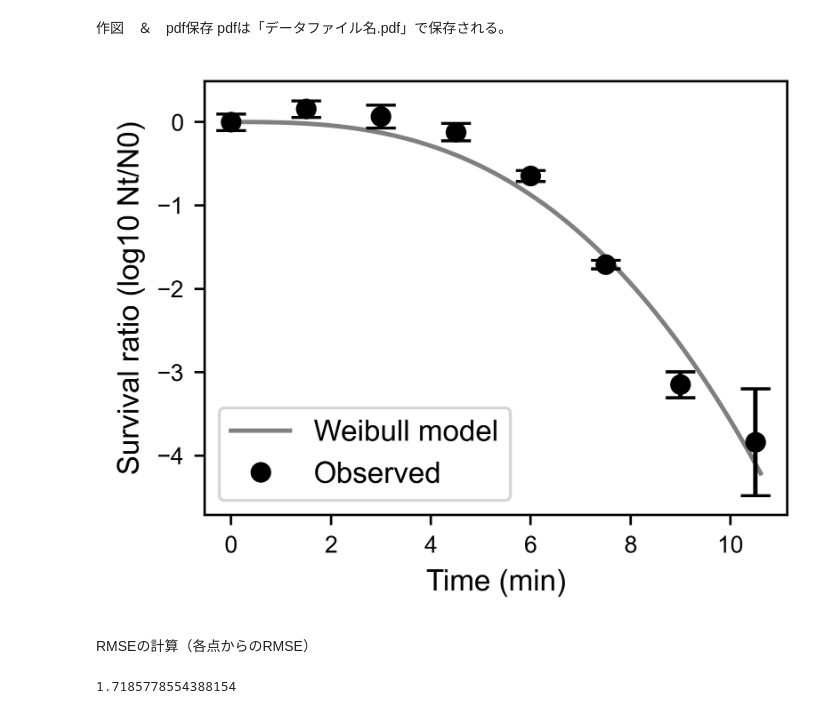
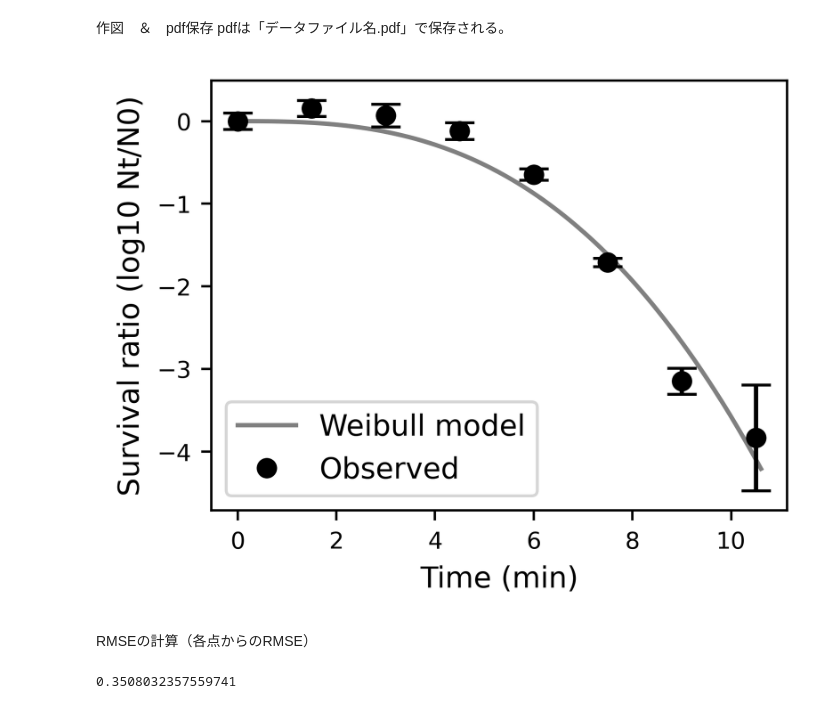
Before and after one commit to Hiroki-Abe/Weibull_curve_fit, a Jupyter notebook: Weibull fitting/Weibull fitting (curve_fit) No S.D. data.ipynb, the cells around one changed output. Saved outputs shown, nothing was run; the diff lists cells and outputs as text; code cells hidden in the pictures.

```diff
--- a/Weibull fitting/Weibull fitting (curve_fit) No S.D. data.ipynb
+++ b/Weibull fitting/Weibull fitting (curve_fit) No S.D. data.ipynb
@@ -86,31 +86,30 @@ for i in range(len(time_list)):
 pdfは「データファイル名.pdf」で保存される。
 # %%
 plt.figure(figsize=(9*0.393701,9*0.393701*3/4), dpi=500)
-plt.rcParams["font.family"] = "Arial"
 
 plt.xticks(size=8)
 plt.yticks(size=8)
-plt.xlabel("Time (min)",size=10,fontname="Arial")
-plt.ylabel("Survival ratio (log10 Nt/N0)",size=10,fontname="Arial")
+plt.xlabel("Time (min)",size=10)
+plt.ylabel("Survival ratio (log10 Nt/N0)",size=10)
 
 plt.plot(time_interval, y_pred, color='gray', label='Weibull model' )
 
 plt.plot(time_list, Means, lw=0, marker='o', color='black', label='Observed')
 plt.errorbar(time_list, Means, yerr=y_sd, fmt="none", color='black', capsize = 5)
 
 plt.legend()
 
 plt.savefig(datafile_name.replace('.csv', '.pdf'), bbox_inches="tight", dpi=500)
 
 plt.show()
 # %% [output]
-[figure, old version]
+[figure, new version]
 # %% [markdown]
 RMSEの計算（各点からのRMSE）
 # %%
 y_pred_RMSE = func(data['time'], para_pred[0], para_pred[1])
 errors = data['logS']-y_pred_RMSE
-RMSE = (np.sum(errors**2))**0.5
+RMSE = (np.sum(errors**2)/len(errors))**0.5
 print(RMSE)
 # %% [output]
-1.7185778554388154
+0.3508032357559741
```
